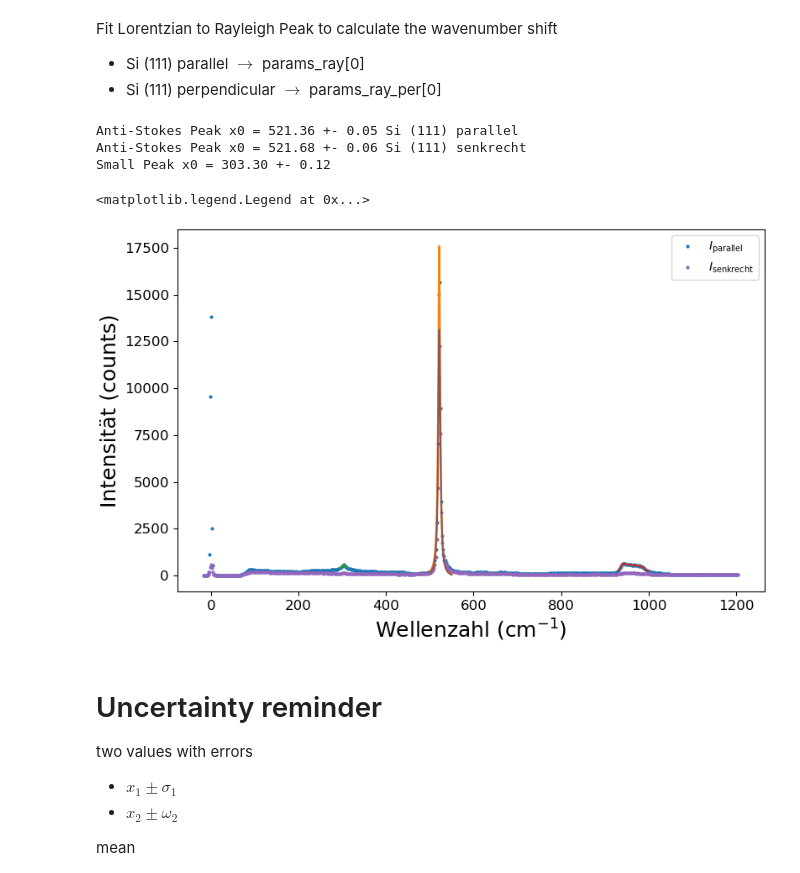
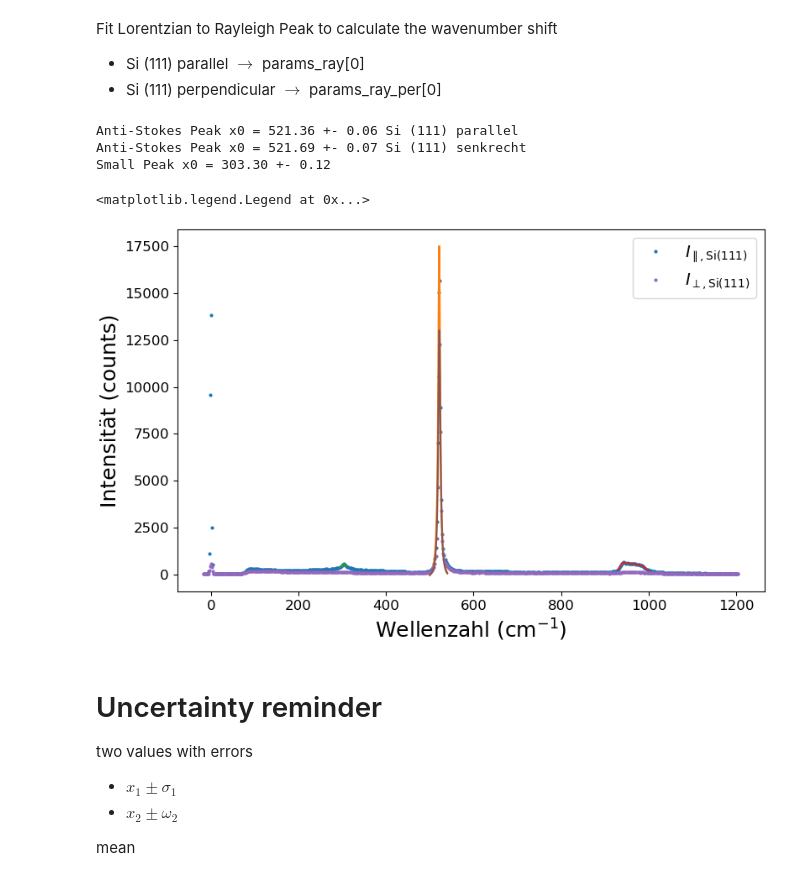
Before and after one commit to phoenixtoash/P60_Auswertung, a Jupyter notebook: notebook.ipynb, the cells around one changed output. Cells and saved outputs as stored; diff of their text form; code cells hidden in the pictures.

```diff
--- a/notebook.ipynb
+++ b/notebook.ipynb
@@ -589,10 +589,9 @@ Fit Lorentzian to Rayleigh Peak to calculate the wavenumber shift
 %matplotlib widget
 
 
-
 # Define linespace for better lorentzian fit
 x = np.linspace(-20, 20, 80)
-x_as_peak = np.linspace(500, 550, 100)
+x_as_peak = np.linspace(500, 540, 100)
 
 
 
@@ -602,8 +601,11 @@ df_si111_perpendicular['Wavenumber_shifted'] = df_si111_perpendicular['Wavenumbe
 
 
 
+# Fitting Peaks
+# Fit Rayleigh Peaks
+
 # Fit Anti-Stokes Peak parallel
-antistokes_peak_region_par = (df_si111_parallel['Wavenumber_shifted'] > 500) & (df_si111_parallel['Wavenumber_shifted'] < 550)
+antistokes_peak_region_par = (df_si111_parallel['Wavenumber_shifted'] > 500) & (df_si111_parallel['Wavenumber_shifted'] < 535)
 xdata_antistokes_par = df_si111_parallel['Wavenumber_shifted'][antistokes_peak_region_par]
 ydata_antistokes_par = df_si111_parallel['Intensity'][antistokes_peak_region_par]
 params_as_par , cov_as_par = curve_fit(lorentzian, xdata_antistokes_par, ydata_antistokes_par)
@@ -613,7 +615,7 @@ print(f'Anti-Stokes Peak x0 = {params_as_par[0]:.2f} +- {antistokes_par_error[0]
 
 
 # Fit Anti-Stokes Peak perpendicular
-antistokes_peak_region_per = (df_si111_perpendicular['Wavenumber_shifted'] > 500) & (df_si111_perpendicular['Wavenumber_shifted'] < 550)
+antistokes_peak_region_per = (df_si111_perpendicular['Wavenumber_shifted'] > 500) & (df_si111_perpendicular['Wavenumber_shifted'] < 535)
 xdata_antistokes_per = df_si111_perpendicular['Wavenumber_shifted'][antistokes_peak_region_per]
 ydata_antistokes_per = df_si111_perpendicular['Intensity'][antistokes_peak_region_per]
 params_as_per, cov_as_per = curve_fit(lorentzian, xdata_antistokes_per, ydata_antistokes_per)
@@ -635,39 +637,39 @@ print(f'Small Peak x0 = {params_sp_par[0]:.2f} +- {small_peak_error[0]:.2f}')
 second_order_peak = (df_si111_parallel['Wavenumber_shifted'] > 930) & (df_si111_parallel['Wavenumber_shifted'] < 1000)
 xdata_second_order = df_si111_parallel['Wavenumber_shifted'][second_order_peak]
 ydata_second_order = df_si111_parallel['Intensity'][second_order_peak]
 p0_second_order = [942, 5, 650, 951, 5, 615, 968, 5, 577, 980, 10, 531, 150]
 params_so_par, cov_so_par = curve_fit(four_lorentzian, xdata_second_order, ydata_second_order, p0=p0_second_order)
 
 
 
 
 # Plot data
 fig, ax = plt.subplots(figsize=(8,5), constrained_layout=True)
 
 # Si (111) parallel
-ax.plot(df_si111_parallel['Wavenumber_shifted'], df_si111_parallel['Intensity'], marker='o', ms=2, label=r'$\mathit{I}_{parallel}$',
+ax.plot(df_si111_parallel['Wavenumber_shifted'], df_si111_parallel['Intensity'], marker='o', ms=2, label=r'$\mathit{I}_{\parallel, Si(111)}$',
         ls='')
 ax.plot(x_as_peak, lorentzian(x_as_peak, *params_as_par), linestyle='-')
 ax.plot(xdata_small_peak_par, lorentzian(xdata_small_peak_par, *params_sp_par))
 ax.plot(xdata_second_order, four_lorentzian(xdata_second_order, *params_so_par))
 
 # Si (111) perpendicular
-ax.plot(df_si111_perpendicular['Wavenumber_shifted'], df_si111_perpendicular['Intensity'], marker='o', ms=2, label=r'$\mathit{I}_{senkrecht}$',
+ax.plot(df_si111_perpendicular['Wavenumber_shifted'], df_si111_perpendicular['Intensity'], marker='o', ms=2, label=r'$\mathit{I}_{\perp, Si(111)}$',
         ls='')
 ax.plot(x_as_peak, lorentzian(x_as_peak, *params_as_per), linestyle='-')
 
 
 
 ax.set_xlabel(r'Wellenzahl ($cm^{-1}$)', fontsize=18)
 ax.set_ylabel('Intensität (counts)', fontsize=18)
 ax.tick_params(axis='both', which='major', labelsize=12)
-ax.legend()
+ax.legend(fontsize=14)
 # %% [output]
-Anti-Stokes Peak x0 = 521.36 +- 0.05 Si (111) parallel
-Anti-Stokes Peak x0 = 521.68 +- 0.06 Si (111) senkrecht
+Anti-Stokes Peak x0 = 521.36 +- 0.06 Si (111) parallel
+Anti-Stokes Peak x0 = 521.69 +- 0.07 Si (111) senkrecht
 Small Peak x0 = 303.30 +- 0.12
 <matplotlib.legend.Legend at 0x...>
-[figure, old version]
+[figure, new version]
 # %% [markdown]
 # Uncertainty reminder
 
```
